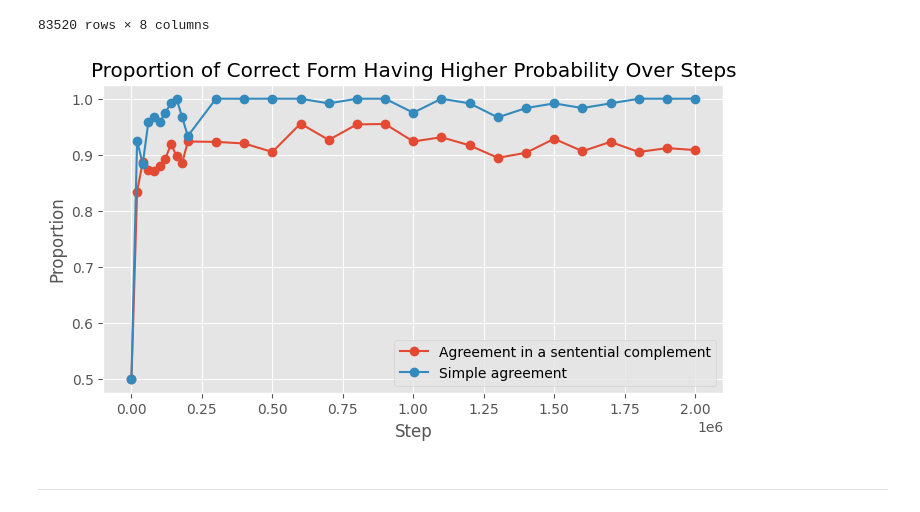
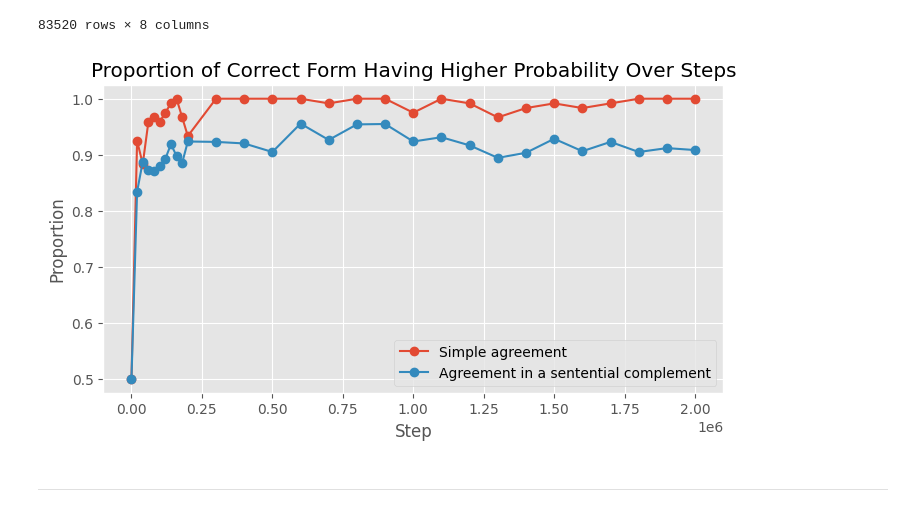
Before and after one commit to NazaninShafiabadi/NeuralLMs, a Jupyter notebook: src/syntax_acquisition.ipynb, the cells around one changed output. Cells and saved outputs as stored; diff of their text form; code cells hidden in the pictures.

```diff
--- a/src/syntax_acquisition.ipynb
+++ b/src/syntax_acquisition.ipynb
@@ -258,10 +258,10 @@ sent_comp_results
 | 83519 | 2000000 | 1439 | the bankers knew the consultants ... | is | False | 0.000609 | 10.681388 | plur_MS_MV_plur_BS |
 83520 rows × 8 columns
 # %%
-plot_proportion_correct([(sent_comp_results, 'Agreement in a sentential complement'),
-                         (simple_agrmt_results, 'Simple agreement')])
+plot_proportion_correct([(simple_agrmt_results, 'Simple agreement'),
+                         (sent_comp_results, 'Agreement in a sentential complement')])
 # %% [output]
-[figure, old version]
+[figure, new version]
 # %% [markdown]
 ---
 # %% [markdown]
```
Also changed, not shown: parts of 6 cells of this notebook, 3 other files.
